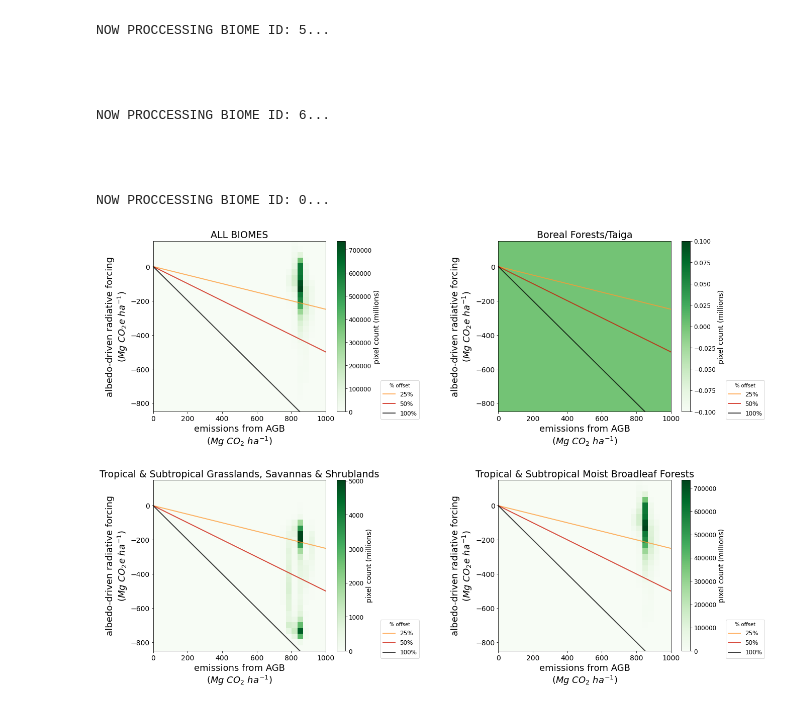
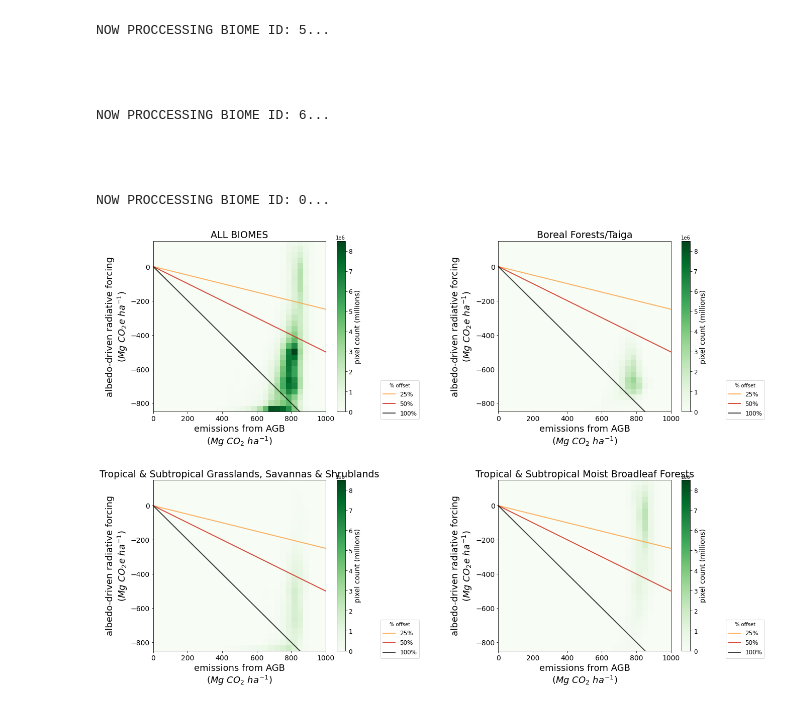
Before and after one commit to naturalclimatesolutions/clark_albedo_collab, a Jupyter notebook: albedo_refor_fig3/make_fig3.ipynb, the cells around one changed output. Saved outputs shown, nothing was run; the diff lists cells and outputs as text; code cells hidden in the pictures.

Commit message:
Finished the first draft of the biome-specific 2d histograms

```diff
--- a/albedo_refor_fig3/make_fig3.ipynb
+++ b/albedo_refor_fig3/make_fig3.ipynb
@@ -122,6 +122,7 @@ def draw_cmap_hex_color(cmap, val, min_val, max_val,
 def plot_2d_hist_heatmap(hist2d, xedge, yedge, xlabel, ylabel, ax,
                          hmap_cmap = hmap_cmap,
                          lines_cmap = lines_cmap,
+                         vmin=None, vmax=None,
                         ):
     """
     Plot a heatmap of the given hist2d object,
@@ -135,6 +136,8 @@ def plot_2d_hist_heatmap(hist2d, xedge, yedge, xlabel, ylabel, ax,
                     extent=extent,
                     origin='lower',
                     cmap=hmap_cmap,
+                    vmin=vmin,
+                    vmax=vmax,
                    )
     cbar = plt.colorbar(img)
     cbar.set_label('pixel count (millions)',
@@ -249,21 +252,23 @@ NOW PROCCESSING BIOME ID: 0...
 # %%
 fig = plt.figure(figsize=(int(5*len(biome_ids)),int(7.5*(len(biome_ids)/2))))
 for i, biome_id in enumerate(biome_ids):
     ax_biome = fig.add_subplot(2, int(len(biome_ids)/2), i+1)
     hist2d_biome, xedge_biome, yedge_biome = results[biome_id]
     plot_2d_hist_heatmap(hist2d_biome,
                          xedge_biome,
                          yedge_biome,
                          ax_labels['emis'],
                          ax_labels['alb'],
                          ax_biome,
+                         vmin=0,
+                         vmax=8.5e6
                         )
     if biome_id is None:
         ax_title = 'ALL BIOMES'
     else:
         ax_title = biome_df['BIOME_NAME'][biome_id]
     ax_biome.set_title(ax_title, fontdict={'fontsize': 19})
 fig.subplots_adjust(hspace=0.4,
                     wspace=0.6)
 # %% [output]
-[figure, old version]
+[figure, new version]
```
Also changed, not shown: parts of 3 cells of this notebook.
